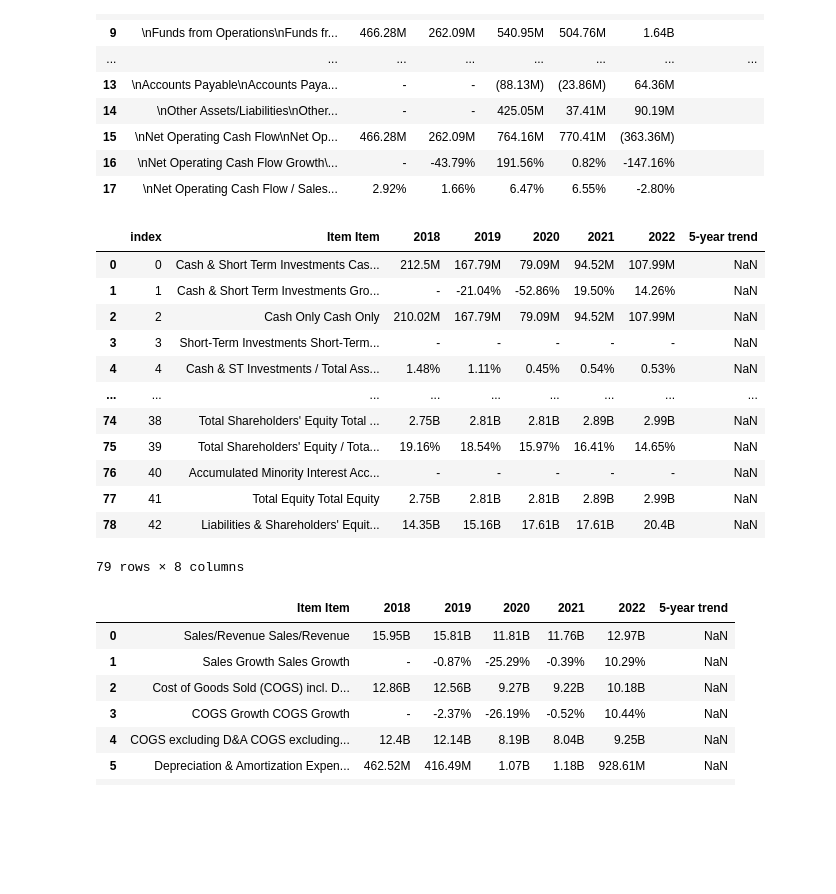
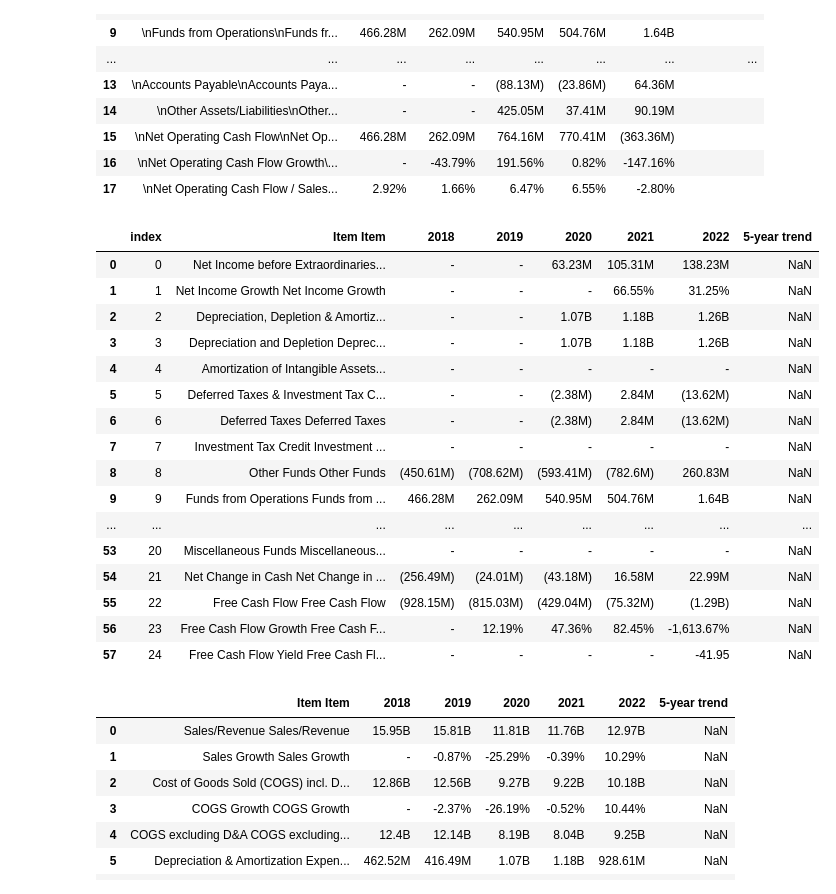
Before and after one commit to nafissaad/Tutorial1, a Jupyter notebook: Tutorial/Fundamental analysis/ApexFoot/Data Scrapping/Untitled.ipynb, the cells around one changed output. Saved outputs shown, nothing was run; the diff lists cells and outputs as text; code cells hidden in the pictures; blank space fills up the shorter version.

```diff
--- a/Tutorial/Fundamental analysis/ApexFoot/Data Scrapping/Untitled.ipynb
+++ b/Tutorial/Fundamental analysis/ApexFoot/Data Scrapping/Untitled.ipynb
@@ -128,25 +128,33 @@ def get_data(ticker,x='',i=4):
 # %%
 Income_statement=get_data('apexfoot')
 Balance_Sheet_A=get_data('apexfoot','balance-sheet')
 Balance_Sheet_L=get_data('apexfoot','balance-sheet',5)
-Cash_flow=get_data('apexfoot','cash-flow')
+Cash_flow_A=get_data('apexfoot','cash-flow')
+Cash_flow_B=get_data('apexfoot','cash-flow',5)
+Cash_flow_C=get_data('apexfoot','cash-flow',6)
 Balance_Sheet=pd.concat([Balance_Sheet_A,Balance_Sheet_L],axis='rows',)
+Cash_flow=pd.concat([Cash_flow_A,Cash_flow_B,Cash_flow_C],axis='rows',)
 Balance_Sheet=Balance_Sheet.reset_index()
-Balance_Sheet
+Cash_flow=Cash_flow.reset_index()
+Cash_flow
 # %% [output]
 |  | index | Item Item | 2018 | 2019 | 2020 | 2021 | 2022 | 5-year trend |
-| 0 | 0 | Cash & Short Term Investments Cas... | 212.5M | 167.79M | 79.09M | 94.52M | 107.99M | NaN |
-| 1 | 1 | Cash & Short Term Investments Gro... | - | -21.04% | -52.86% | 19.50% | 14.26% | NaN |
-| 2 | 2 | Cash Only Cash Only | 210.02M | 167.79M | 79.09M | 94.52M | 107.99M | NaN |
-| 3 | 3 | Short-Term Investments Short-Term... | - | - | - | - | - | NaN |
-| 4 | 4 | Cash & ST Investments / Total Ass... | 1.48% | 1.11% | 0.45% | 0.54% | 0.53% | NaN |
+| 0 | 0 | Net Income before Extraordinaries... | - | - | 63.23M | 105.31M | 138.23M | NaN |
+| 1 | 1 | Net Income Growth Net Income Growth | - | - | - | 66.55% | 31.25% | NaN |
+| 2 | 2 | Depreciation, Depletion & Amortiz... | - | - | 1.07B | 1.18B | 1.26B | NaN |
+| 3 | 3 | Depreciation and Depletion Deprec... | - | - | 1.07B | 1.18B | 1.26B | NaN |
+| 4 | 4 | Amortization of Intangible Assets... | - | - | - | - | - | NaN |
+| 5 | 5 | Deferred Taxes & Investment Tax C... | - | - | (2.38M) | 2.84M | (13.62M) | NaN |
+| 6 | 6 | Deferred Taxes Deferred Taxes | - | - | (2.38M) | 2.84M | (13.62M) | NaN |
+| 7 | 7 | Investment Tax Credit Investment ... | - | - | - | - | - | NaN |
+| 8 | 8 | Other Funds Other Funds | (450.61M) | (708.62M) | (593.41M) | (782.6M) | 260.83M | NaN |
+| 9 | 9 | Funds from Operations Funds from ... | 466.28M | 262.09M | 540.95M | 504.76M | 1.64B | NaN |
 | ... | ... | ... | ... | ... | ... | ... | ... | ... |
-| 74 | 38 | Total Shareholders' Equity Total ... | 2.75B | 2.81B | 2.81B | 2.89B | 2.99B | NaN |
-| 75 | 39 | Total Shareholders' Equity / Tota... | 19.16% | 18.54% | 15.97% | 16.41% | 14.65% | NaN |
-| 76 | 40 | Accumulated Minority Interest Acc... | - | - | - | - | - | NaN |
-| 77 | 41 | Total Equity Total Equity | 2.75B | 2.81B | 2.81B | 2.89B | 2.99B | NaN |
-| 78 | 42 | Liabilities & Shareholders' Equit... | 14.35B | 15.16B | 17.61B | 17.61B | 20.4B | NaN |
+| 53 | 20 | Miscellaneous Funds Miscellaneous... | - | - | - | - | - | NaN |
+| 54 | 21 | Net Change in Cash Net Change in ... | (256.49M) | (24.01M) | (43.18M) | 16.58M | 22.99M | NaN |
+| 55 | 22 | Free Cash Flow Free Cash Flow | (928.15M) | (815.03M) | (429.04M) | (75.32M) | (1.29B) | NaN |
+| 56 | 23 | Free Cash Flow Growth Free Cash F... | - | 12.19% | 47.36% | 82.45% | -1,613.67% | NaN |
+| 57 | 24 | Free Cash Flow Yield Free Cash Fl... | - | - | - | - | -41.95 | NaN |
-79 rows × 8 columns
 # %%
 Income_statement
 # %% [output]
```
Also changed, not shown: parts of 2 cells of this notebook, 3 other files.
